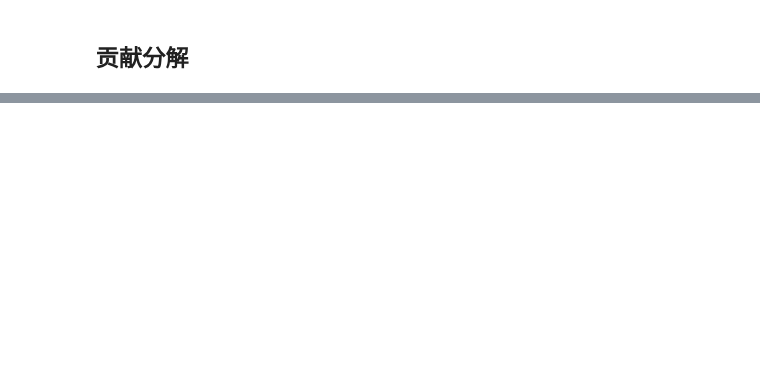
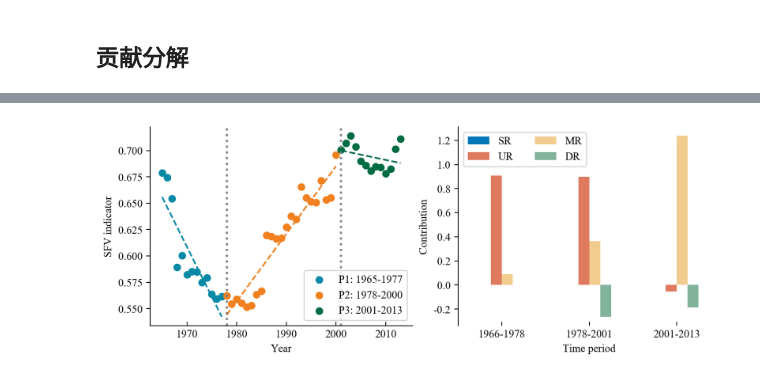
Before and after one commit to SongshGeo/Water-Governance-Regimes, a Jupyter notebook: notebooks/scarcity.ipynb, the cells around one changed output, grey strips where cells are left out. Saved outputs shown, nothing was run; the diff lists cells and outputs as text; code cells hidden in the pictures; blank space fills up the shorter version.

```diff
--- a/notebooks/scarcity.ipynb
+++ b/notebooks/scarcity.ipynb
@@ -154,26 +163,33 @@ contribution.to_csv(cfg.db.contribution.S)
 # %%
 from matplotlib import pyplot as plt
 from mksci_font import config_font
 
 config_font()
 
 fig, (ax1, ax2) = plt.subplots(1, 2, figsize=(8, 3), constrained_layout=True)
 plot_pettitt_change_points(
     sfv, change_points=cfg.breakpoints, colors=cfg.style.colors.period, ax=ax1
 )
 
-contribution.rename({"SR": "源区", "UR": "上游", "MR": "中游", "DR": "下游"}, inplace=True)
+# contribution.rename({"SR": "源区", "UR": "上游", "MR": "中游", "DR": "下游"}, inplace=True)
 ax = contribution.T.plot.bar(rot=0, color=cfg.style.colors.region, ax=ax2)
 ax.legend(loc="upper left", ncol=2)
-ax.set_ylabel("贡献度")
-ax1.set_xlabel("年份")
-ax1.set_ylabel("SFV指数")
-ax2.set_xlabel("时段")
+ax.set_ylabel("Contribution")
+# ax.set_ylabel("贡献度")
+ax1.set_xlabel("Year")
+# ax1.set_xlabel("年份")
+ax1.set_ylabel("SFV indicator")
+# ax1.set_ylabel("SFV指数")
+ax2.set_xlabel("Time period")
+# ax2.set_xlabel("时段")
+
 for ax in [ax1, ax2]:
     ax.spines["top"].set_visible(False)
     ax.spines["bottom"].set_visible(False)
     ax.spines["left"].set_visible(True)
     ax.spines["right"].set_visible(False)
 ax1.spines["bottom"].set_visible(True)
 plt.savefig("figures/sup/scarcity.png")
 plt.show();
+# %% [output]
+[figure, added]
```
Also changed, not shown: parts of 2 cells of this notebook, 2 other files.
